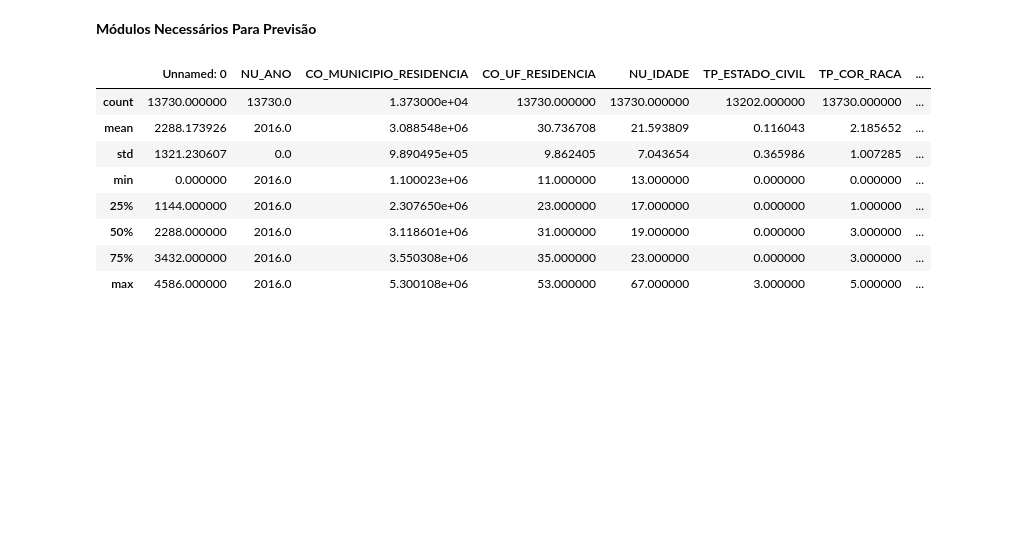
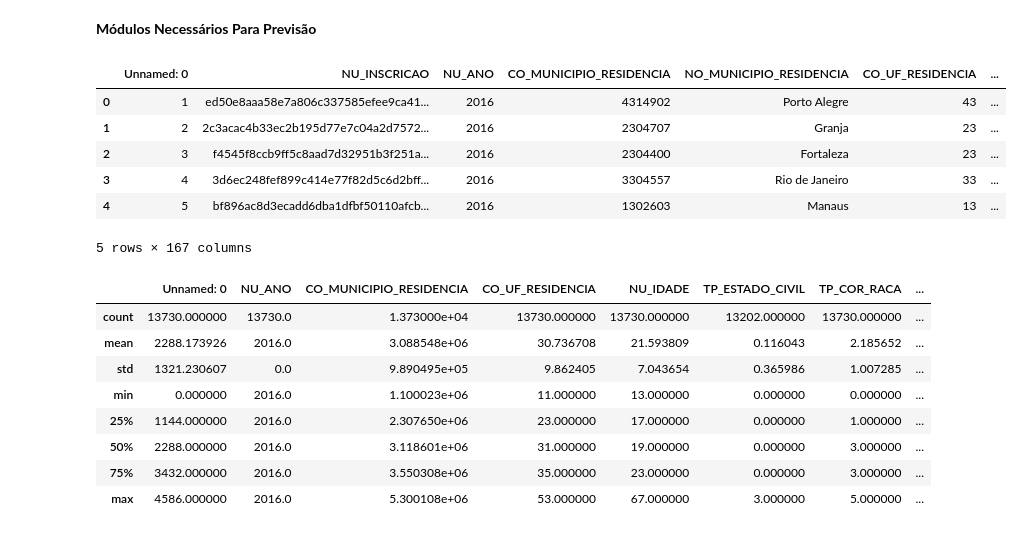
Before and after one commit to ancarvalho/Codenation_AceleraDEV, a Jupyter notebook: Desafio/Desafio.ipynb, the cells around one changed output. Drawn from its saved outputs; the diff is of its cells as text; code cells hidden in the pictures; blank space fills up the shorter version.

```diff
--- a/Desafio/Desafio.ipynb
+++ b/Desafio/Desafio.ipynb
@@ -17,6 +17,16 @@ import xgboost as xgb
 # %%
 test = pd.read_csv('test.csv') # Abrir o DataFrame test
 train = pd.read_csv('train.csv') # Abrir o DataFrame train
+# %%
+train.head()
+# %% [output]
+|  | Unnamed: 0 | NU_INSCRICAO | NU_ANO | CO_MUNICIPIO_RESIDENCIA | NO_MUNICIPIO_RESIDENCIA | CO_UF_RESIDENCIA | ... |
+| 0 | 1 | ed50e8aaa58e7a806c337585efee9ca41... | 2016 | 4314902 | Porto Alegre | 43 | ... |
+| 1 | 2 | 2c3acac4b33ec2b195d77e7c04a2d7572... | 2016 | 2304707 | Granja | 23 | ... |
+| 2 | 3 | f4545f8ccb9ff5c8aad7d32951b3f251a... | 2016 | 2304400 | Fortaleza | 23 | ... |
+| 3 | 4 | 3d6ec248fef899c414e77f82d5c6d2bff... | 2016 | 3304557 | Rio de Janeiro | 33 | ... |
+| 4 | 5 | bf896ac8d3ecadd6dba1dfbf50110afcb... | 2016 | 1302603 | Manaus | 13 | ... |
+5 rows × 167 columns
 # %%
 train.describe() # Breve Análise Das Colunas Do DataFrame train
 # %% [output]
```
Also changed, not shown: parts of 12 cells of this notebook, 4 other files.
